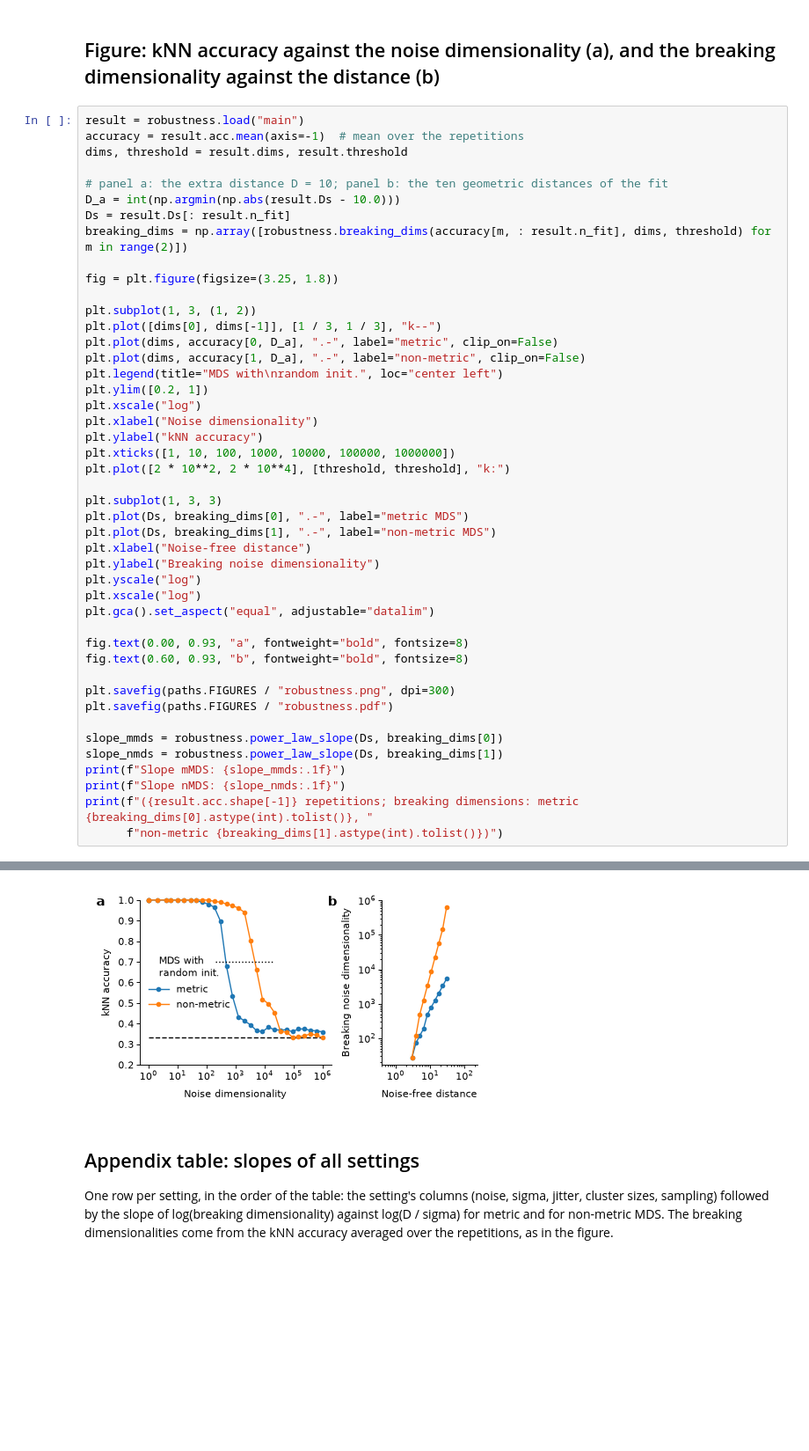
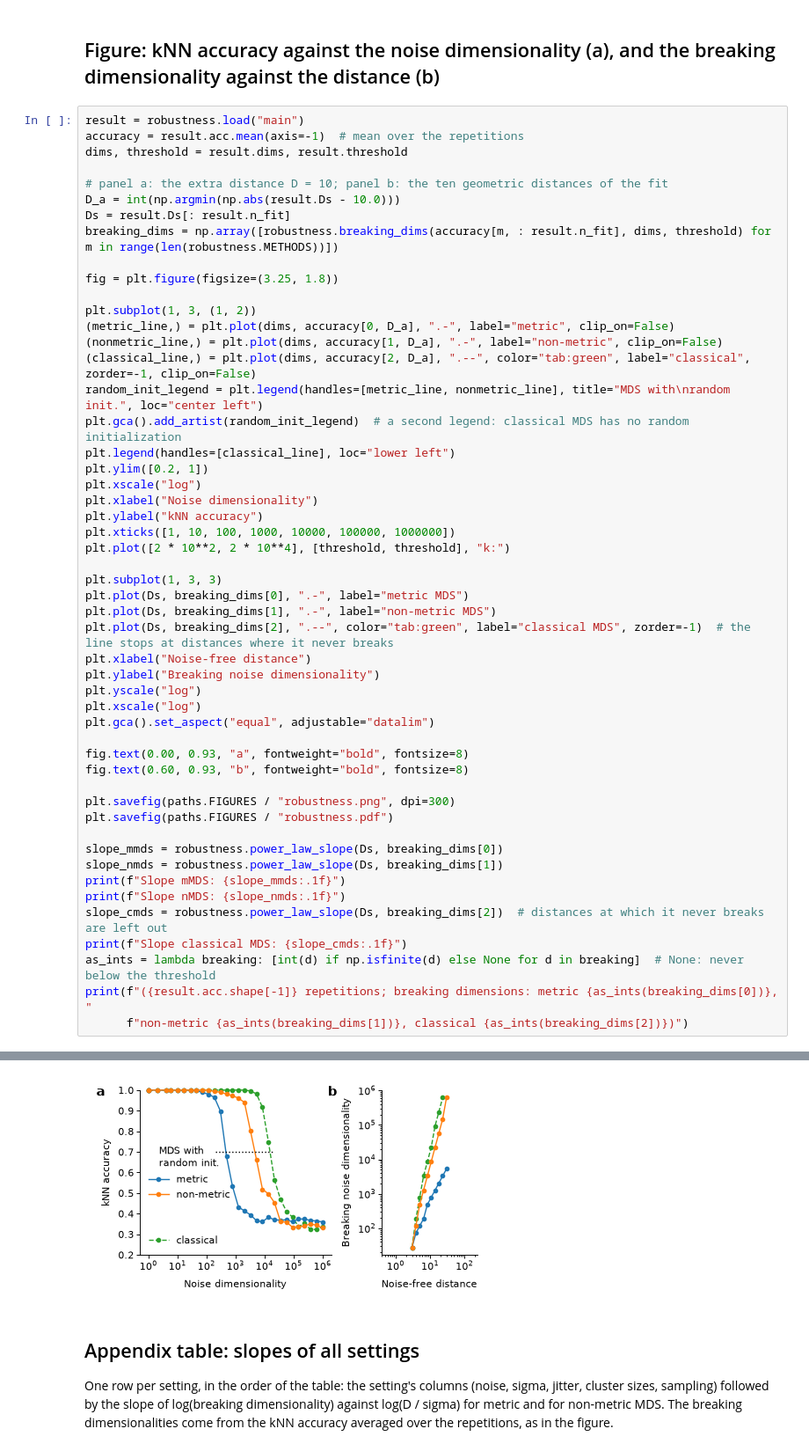
Before and after one commit to kobaklab/nmds, a Jupyter notebook: code/notebooks/figures_robustness.ipynb, the cells around one changed output, grey strips where cells are left out. Shown at 88% size. Cells and saved outputs as stored; diff of their text form; blank space fills up the shorter version.

```diff
--- a/code/notebooks/figures_robustness.ipynb
+++ b/code/notebooks/figures_robustness.ipynb
@@ -35,15 +36,17 @@ dims, threshold = result.dims, result.threshold
 # panel a: the extra distance D = 10; panel b: the ten geometric distances of the fit
 D_a = int(np.argmin(np.abs(result.Ds - 10.0)))
 Ds = result.Ds[: result.n_fit]
-breaking_dims = np.array([robustness.breaking_dims(accuracy[m, : result.n_fit], dims, threshold) for m in range(2)])
+breaking_dims = np.array([robustness.breaking_dims(accuracy[m, : result.n_fit], dims, threshold) for m in range(len(robustness.METHODS))])
 
 fig = plt.figure(figsize=(3.25, 1.8))
 
 plt.subplot(1, 3, (1, 2))
-plt.plot([dims[0], dims[-1]], [1 / 3, 1 / 3], "k--")
-plt.plot(dims, accuracy[0, D_a], ".-", label="metric", clip_on=False)
-plt.plot(dims, accuracy[1, D_a], ".-", label="non-metric", clip_on=False)
-plt.legend(title="MDS with\nrandom init.", loc="center left")
+(metric_line,) = plt.plot(dims, accuracy[0, D_a], ".-", label="metric", clip_on=False)
+(nonmetric_line,) = plt.plot(dims, accuracy[1, D_a], ".-", label="non-metric", clip_on=False)
+(classical_line,) = plt.plot(dims, accuracy[2, D_a], ".--", color="tab:green", label="classical", zorder=-1, clip_on=False)
+random_init_legend = plt.legend(handles=[metric_line, nonmetric_line], title="MDS with\nrandom init.", loc="center left")
+plt.gca().add_artist(random_init_legend)  # a second legend: classical MDS has no random initialization
+plt.legend(handles=[classical_line], loc="lower left")
 plt.ylim([0.2, 1])
 plt.xscale("log")
 plt.xlabel("Noise dimensionality")
@@ -54,6 +57,7 @@ plt.plot([2 * 10**2, 2 * 10**4], [threshold, threshold], "k:")
 plt.subplot(1, 3, 3)
 plt.plot(Ds, breaking_dims[0], ".-", label="metric MDS")
 plt.plot(Ds, breaking_dims[1], ".-", label="non-metric MDS")
+plt.plot(Ds, breaking_dims[2], ".--", color="tab:green", label="classical MDS", zorder=-1)  # the line stops at distances where it never breaks
 plt.xlabel("Noise-free distance")
 plt.ylabel("Breaking noise dimensionality")
 plt.yscale("log")
@@ -70,8 +74,11 @@ slope_mmds = robustness.power_law_slope(Ds, breaking_dims[0])
 slope_nmds = robustness.power_law_slope(Ds, breaking_dims[1])
 print(f"Slope mMDS: {slope_mmds:.1f}")
 print(f"Slope nMDS: {slope_nmds:.1f}")
-print(f"({result.acc.shape[-1]} repetitions; breaking dimensions: metric {breaking_dims[0].astype(int).tolist()}, "
-      f"non-metric {breaking_dims[1].astype(int).tolist()})")
+slope_cmds = robustness.power_law_slope(Ds, breaking_dims[2])  # distances at which it never breaks are left out
+print(f"Slope classical MDS: {slope_cmds:.1f}")
+as_ints = lambda breaking: [int(d) if np.isfinite(d) else None for d in breaking]  # None: never below the threshold
+print(f"({result.acc.shape[-1]} repetitions; breaking dimensions: metric {as_ints(breaking_dims[0])}, "
+      f"non-metric {as_ints(breaking_dims[1])}, classical {as_ints(breaking_dims[2])})")
 # %% [output]
 Slope mMDS: 2.2
 Slope nMDS: 4.1
@@ -79,4 +87,4 @@ Slope nMDS: 4.1
-[figure, old version]
+[figure, new version]
 # %% [markdown]
 ## Appendix table: slopes of all settings
 
```
Also changed, not shown: parts of 4 cells of this notebook, 5 other files.
